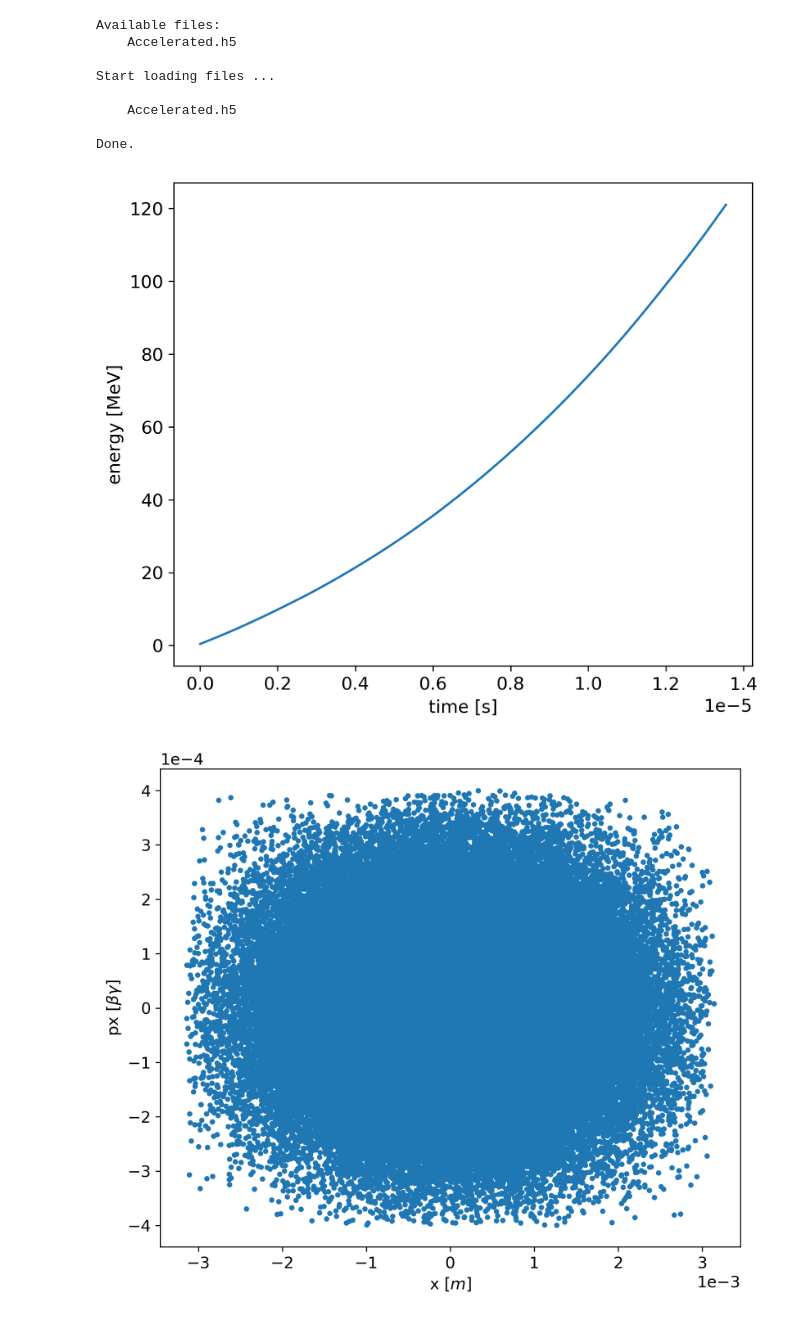
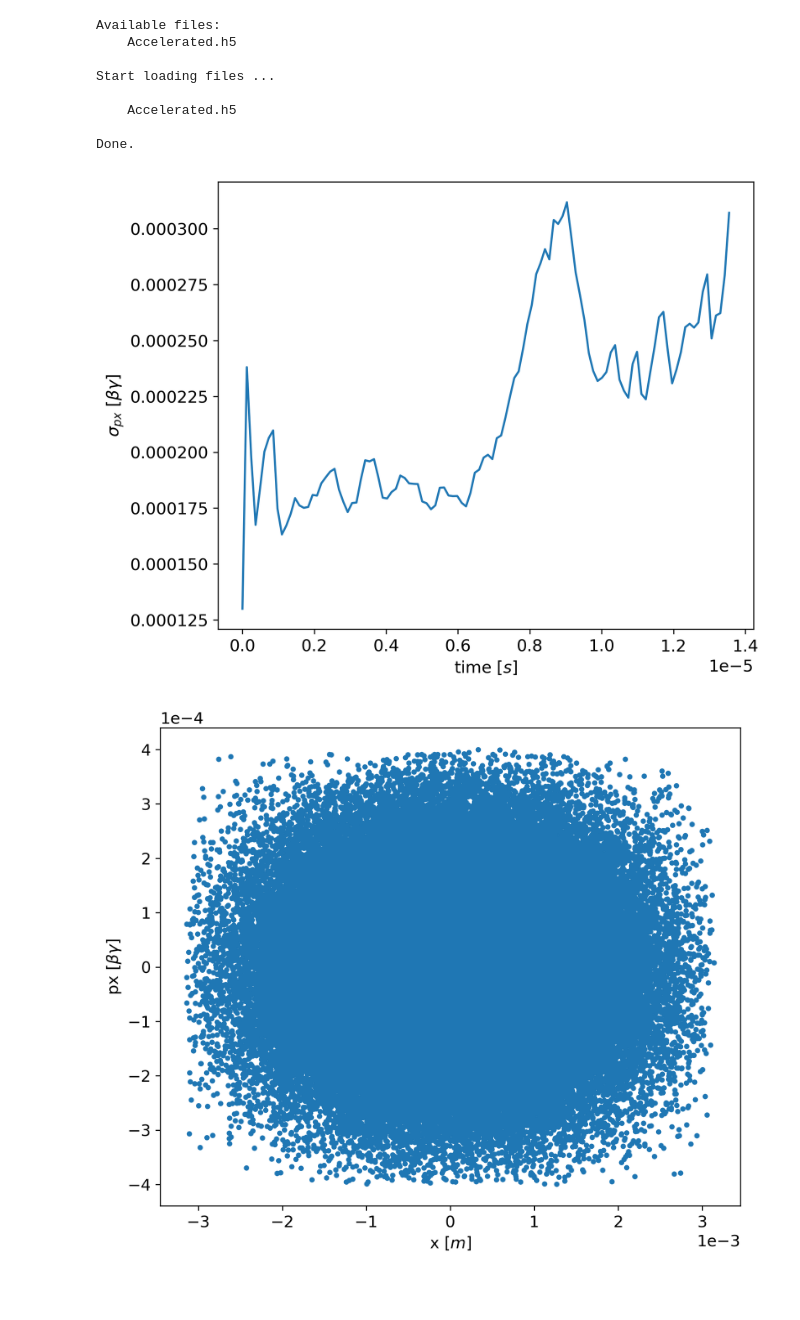
Before and after one commit to OPALX-project/pyOPALTools, a Jupyter notebook: dataset.ipynb, the cells around one changed output. Drawn from its saved outputs; the diff is of its cells as text; code cells hidden in the pictures; blank space fills up the shorter version.

```diff
--- a/dataset.ipynb
+++ b/dataset.ipynb
@@ -22,11 +22,11 @@ from visualization.styles import jupyter_style
 
 jupyter_style()
 # %%
-plt = plot_profile1D(ds, 'TIME', 'ENERGY', xsci=True)
+plt = plot_profile1D(ds, 'time', 'rms_px', xsci=True)
 
 plt.show()
 # %% [output]
-[figure, old version]
+[figure, new version]
 # %%
 plt = plot_phase_space(ds, 'x', 'px', xsci=True, ysci=True)
 
```
Also changed, not shown: 5 other files.
